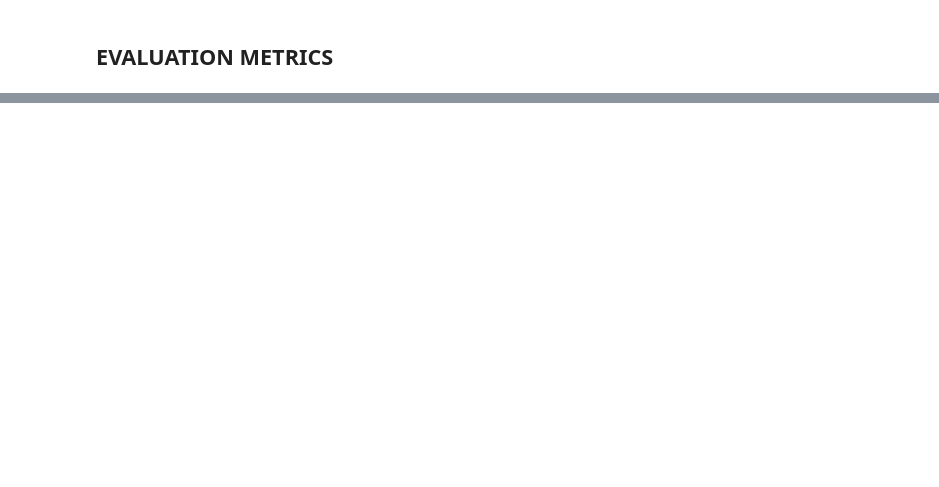
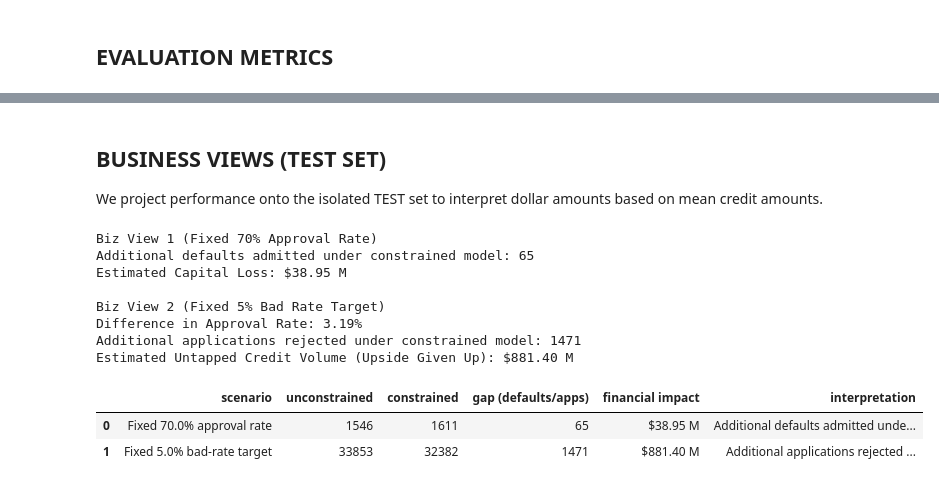
Before and after one commit to jlsampedromazon/credit-risk-model-constraint-eval, a Jupyter notebook: scripts/cart_models.ipynb, the cells around one changed output, grey strips where cells are left out. Cells and saved outputs as stored; diff of their text form; code cells hidden in the pictures; blank space fills up the shorter version.

```diff
--- a/scripts/cart_models.ipynb
+++ b/scripts/cart_models.ipynb
@@ -295,0 +348,73 @@ for metric in metrics_to_plot:
+# %% [markdown]
+## BUSINESS VIEWS (TEST SET)
+
+We project performance onto the isolated TEST set to interpret dollar amounts based on mean credit amounts.
+# %%
+# Business View 1: Fixed Approval Rate (70%)
+FIXED_APPROVAL_RATE = 0.70
+tuned_fixed_approval = evaluate_operating_point(y_test, tuned_test_prob, approval_rate=FIXED_APPROVAL_RATE)
+constrained_fixed_approval = evaluate_operating_point(y_test, constrained_test_prob, approval_rate=FIXED_APPROVAL_RATE)
+
+fixed_approval_compare_df = pd.DataFrame([tuned_fixed_approval, constrained_fixed_approval], index=['cart_unconstrained_tuned', 'cart_constrained'])
+fixed_approval_compare_df.to_csv(FIXED_APPROVAL_COMPARE_CSV, index=True)
+
+defaults_diff = constrained_fixed_approval["approved_defaults"] - tuned_fixed_approval["approved_defaults"]
+defaults_financial_impact = defaults_diff * MEAN_CREDIT_AMOUNT
+
+print(f"Biz View 1 (Fixed 70% Approval Rate)")
+print(f"Additional defaults admitted under constrained model: {defaults_diff}")
+print(f"Estimated Capital Loss: ${defaults_financial_impact / 1e6:,.2f} M\n")
+
+# Business View 2: Fixed Bad-Rate Target (5%)
+SELECTED_BAD_RATE_TARGET = 0.05
+tuned_fixed_bad_rate = evaluate_operating_point(y_test, tuned_test_prob, bad_rate_target=SELECTED_BAD_RATE_TARGET)
+constrained_fixed_bad_rate = evaluate_operating_point(y_test, constrained_test_prob, bad_rate_target=SELECTED_BAD_RATE_TARGET)
+
+fixed_bad_rate_compare_df = pd.DataFrame([tuned_fixed_bad_rate, constrained_fixed_bad_rate], index=['cart_unconstrained_tuned', 'cart_constrained'])
+fixed_bad_rate_compare_df.to_csv(FIXED_BAD_RATE_COMPARE_CSV, index=True)
+
+selected_unconstrained_approval_rate = tuned_fixed_bad_rate["approval_rate"]
+selected_constrained_approval_rate = constrained_fixed_bad_rate["approval_rate"]
+selected_approval_rate_diff = selected_unconstrained_approval_rate - selected_constrained_approval_rate
+
+approved_applications_diff = tuned_fixed_bad_rate["n_approved"] - constrained_fixed_bad_rate["n_approved"]
+opportunity_financial_impact = approved_applications_diff * MEAN_CREDIT_AMOUNT
+
+print(f"Biz View 2 (Fixed 5% Bad Rate Target)")
+print(f"Difference in Approval Rate: {selected_approval_rate_diff * 100:.2f}%")
+print(f"Additional applications rejected under constrained model: {approved_applications_diff}")
+print(f"Estimated Untapped Credit Volume (Upside Given Up): ${opportunity_financial_impact / 1e6:,.2f} M")
+
+# Display Output DataFrame
+biz_df = pd.DataFrame([
+    {
+        "scenario": f"Fixed {FIXED_APPROVAL_RATE*100}% approval rate",
+        "unconstrained": tuned_fixed_approval["approved_defaults"],
+        "constrained": constrained_fixed_approval["approved_defaults"],
+        "gap (defaults/apps)": defaults_diff,
+        "financial impact": f"${defaults_financial_impact / 1e6:,.2f} M",
+        "interpretation": "Additional defaults admitted under constrained model (Loss)"
+    },
+    {
+        "scenario": f"Fixed {SELECTED_BAD_RATE_TARGET*100}% bad-rate target",
+        "unconstrained": tuned_fixed_bad_rate["n_approved"],
+        "constrained": constrained_fixed_bad_rate["n_approved"],
+        "gap (defaults/apps)": approved_applications_diff,
+        "financial impact": f"${opportunity_financial_impact / 1e6:,.2f} M",
+        "interpretation": "Additional applications rejected under constrained model (Opportunity Cost)"
+    }
+])
+biz_df.to_csv(CART_BUSINESS_SUMMARY_CSV, index=False)
+display(biz_df)
+# %% [output]
+Biz View 1 (Fixed 70% Approval Rate)
+Additional defaults admitted under constrained model: 65
+Estimated Capital Loss: $38.95 M
+
+Biz View 2 (Fixed 5% Bad Rate Target)
+Difference in Approval Rate: 3.19%
+Additional applications rejected under constrained model: 1471
+Estimated Untapped Credit Volume (Upside Given Up): $881.40 M
+|  | scenario | unconstrained | constrained | gap (defaults/apps) | financial impact | interpretation |
+| 0 | Fixed 70.0% approval rate | 1546 | 1611 | 65 | $38.95 M | Additional defaults admitted unde... |
+| 1 | Fixed 5.0% bad-rate target | 33853 | 32382 | 1471 | $881.40 M | Additional applications rejected ... |
```
Also changed, not shown: parts of 24 cells of this notebook.
